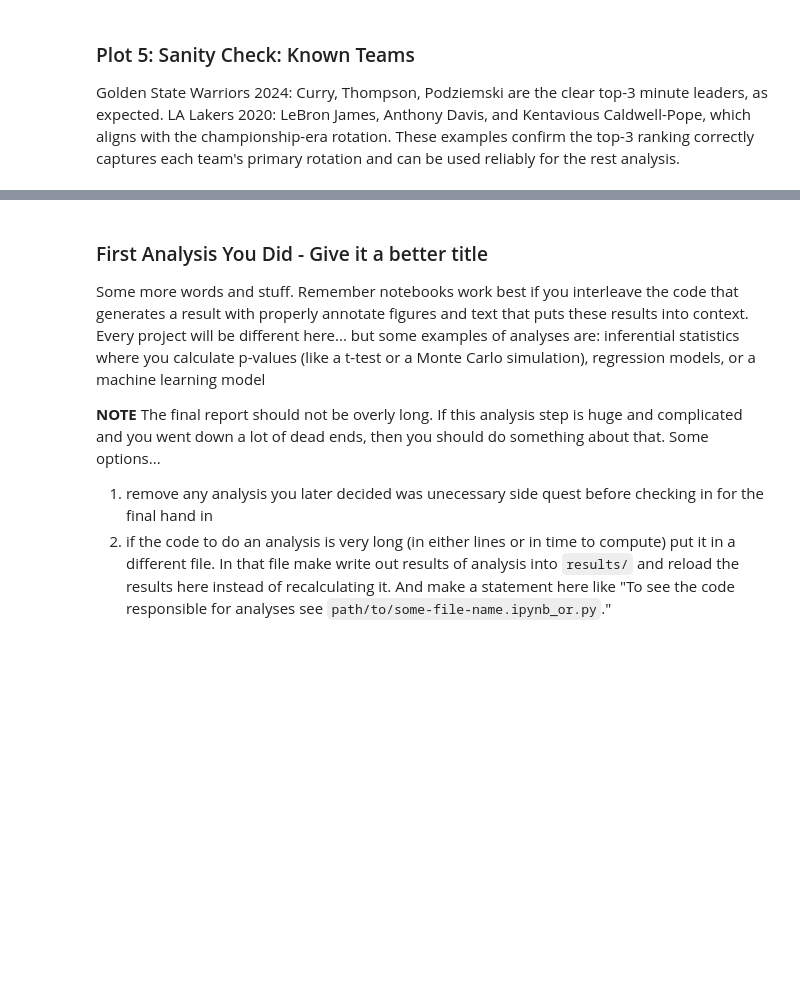
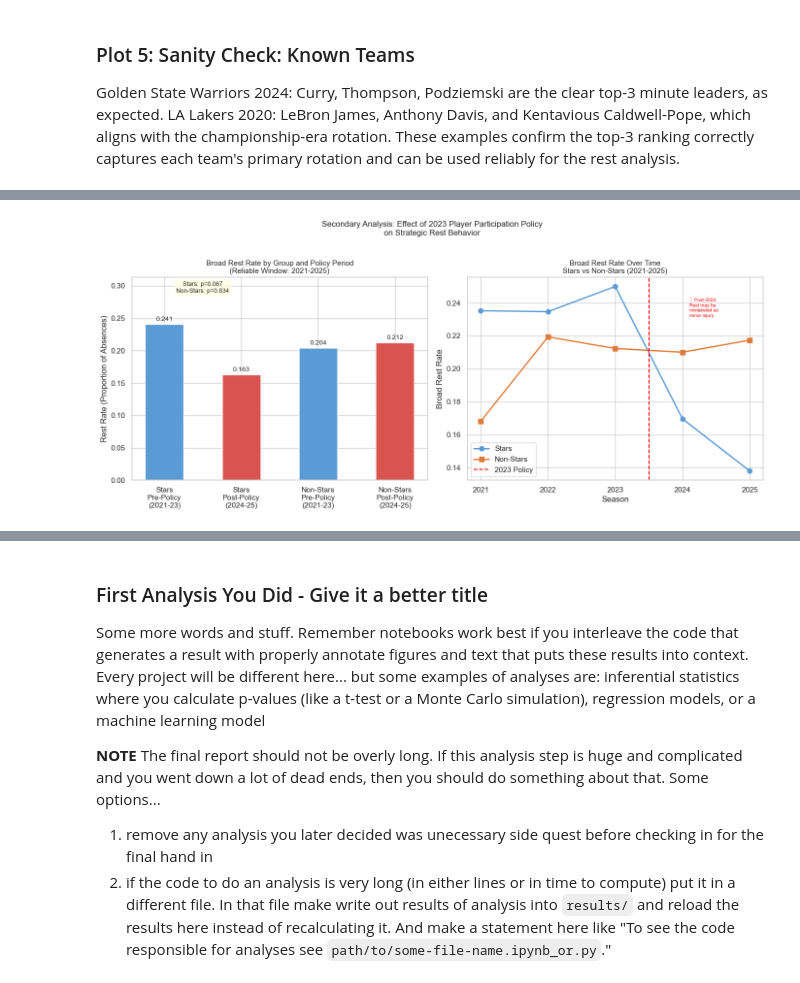
Before and after one commit to COGS108/Group-SP26-082, a Jupyter notebook: 03-FinalProject.ipynb, the cells around one changed output, grey strips where cells are left out. Saved outputs shown, nothing was run; the diff lists cells and outputs as text; code cells hidden in the pictures; blank space fills up the shorter version.

```diff
--- a/03-FinalProject.ipynb
+++ b/03-FinalProject.ipynb
@@ -1151,0 +2155,61 @@ Golden State Warriors 2024: Curry, Thompson, Podziemski are the clear top-3 minu
+# %%
+# ── Step 4: Visualize ─────────────────────────────────────────────
+
+fig, axes = plt.subplots(1, 2, figsize=(14, 6))
+
+# Plot 1: Bar chart comparing rest rates across groups and periods
+groups_data = {
+    'Stars\nPre-Policy\n(2021-23)':    stars_pre.mean(),
+    'Stars\nPost-Policy\n(2024-25)':   stars_post.mean(),
+    'Non-Stars\nPre-Policy\n(2021-23)':nonstars_pre.mean(),
+    'Non-Stars\nPost-Policy\n(2024-25)':nonstars_post.mean(),
+}
+colors = ['#5b9bd5','#d9534f','#5b9bd5','#d9534f']
+bars = axes[0].bar(groups_data.keys(), groups_data.values(),
+                   color=colors, edgecolor='white', width=0.5)
+axes[0].set_title('Broad Rest Rate by Group and Policy Period\n(Reliable Window: 2021-2025)',
+                  fontsize=11)
+axes[0].set_ylabel('Rest Rate (Proportion of Absences)')
+axes[0].set_ylim(0, max(groups_data.values()) * 1.3)
+
+for bar, val in zip(bars, groups_data.values()):
+    axes[0].text(bar.get_x() + bar.get_width()/2,
+                 bar.get_height() + 0.003,
+                 f'{val:.3f}', ha='center', va='bottom', fontsize=10)
+
+# Add significance annotation
+y_max = max(groups_data.values()) * 1.2
+axes[0].text(0.5, y_max,
+             f'Stars: p={p_star:.3f}\nNon-Stars: p={p_ns:.3f}',
+             ha='center', fontsize=9,
+             bbox=dict(boxstyle='round', facecolor='lightyellow', alpha=0.8))
+
+# Plot 2: Rest rate trend over time for stars vs non-stars
+season_group = top3_reliable.groupby(['season','is_star'])['broad_rest'].mean().reset_index()
+stars_trend    = season_group[season_group['is_star']]
+nonstars_trend = season_group[~season_group['is_star']]
+
+axes[1].plot(stars_trend['season'],    stars_trend['broad_rest'],
+             marker='o', color='#5b9bd5', linewidth=2, label='Stars', markersize=7)
+axes[1].plot(nonstars_trend['season'], nonstars_trend['broad_rest'],
+             marker='s', color='#e07b39', linewidth=2, label='Non-Stars', markersize=7)
+axes[1].axvline(2023.5, color='red', linestyle='--', linewidth=1.5,
+                label='2023 Policy')
+axes[1].set_title('Broad Rest Rate Over Time\nStars vs Non-Stars (2021-2025)',
+                  fontsize=11)
+axes[1].set_xlabel('Season')
+axes[1].set_ylabel('Broad Rest Rate')
+axes[1].legend()
+axes[1].set_xticks([2021, 2022, 2023, 2024, 2025])
+
+# Add limitation annotation
+axes[1].text(2024.1, axes[1].get_ylim()[1] * 0.95,
+             '⚠ Post-2024:\nRest may be\nmislabeled as\nminor injury',
+             fontsize=7, color='red', va='top')
+
+plt.suptitle('Secondary Analysis: Effect of 2023 Player Participation Policy\non Strategic Rest Behavior',
+             fontsize=12, y=1.02)
+plt.tight_layout()
+plt.show()
+# %% [output]
+[figure, added]
```
Also changed, not shown: parts of 39 cells of this notebook.
